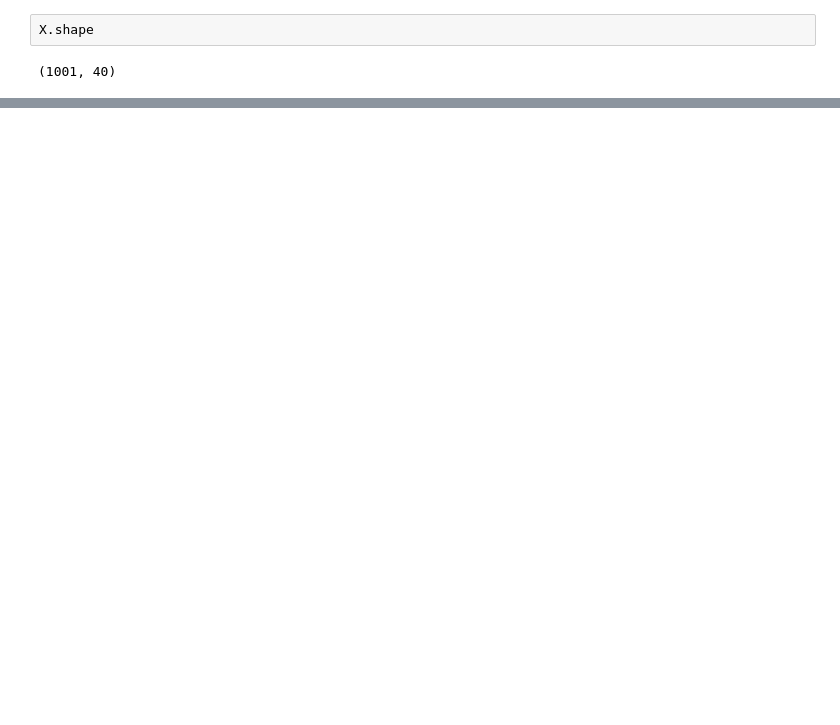
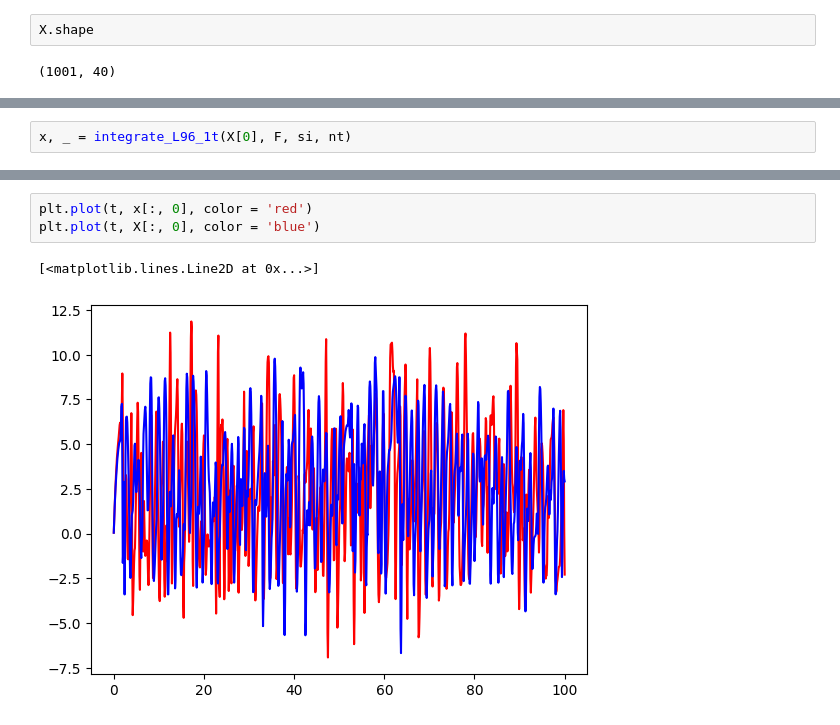
Before and after one commit to hojjatks/ACM-270-Project, a Jupyter notebook: ENKF.ipynb, the cells around one changed output, grey strips where cells are left out. Drawn from its saved outputs; the diff is of its cells as text; blank space fills up the shorter version.

```diff
--- a/ENKF.ipynb
+++ b/ENKF.ipynb
@@ -90,0 +101,2 @@ X.shape
+# %%
+x, _ = integrate_L96_1t(X[0], F, si, nt)
@@ -90,0 +111,6 @@ X.shape
+# %%
+plt.plot(t, x[:, 0], color = 'red')
+plt.plot(t, X[:, 0], color = 'blue')
+# %% [output]
+[<matplotlib.lines.Line2D at 0x...>]
+[figure, added]
```
Also changed, not shown: parts of 35 cells of this notebook.
